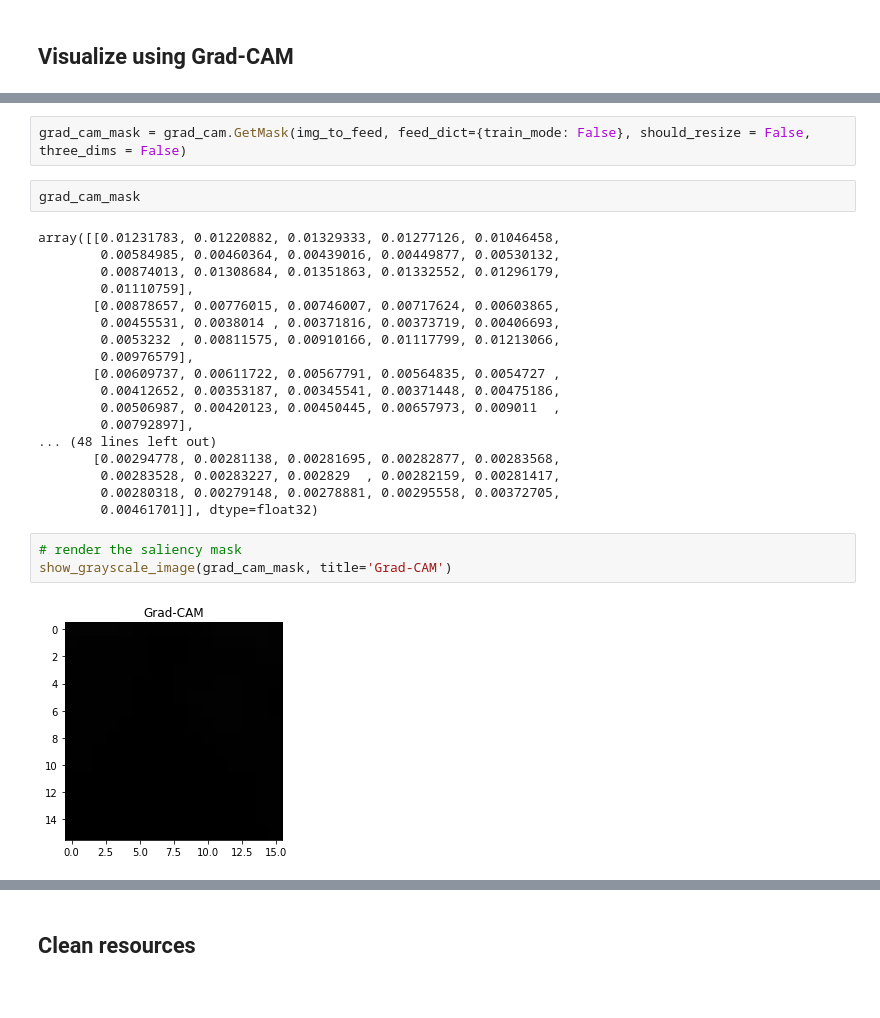
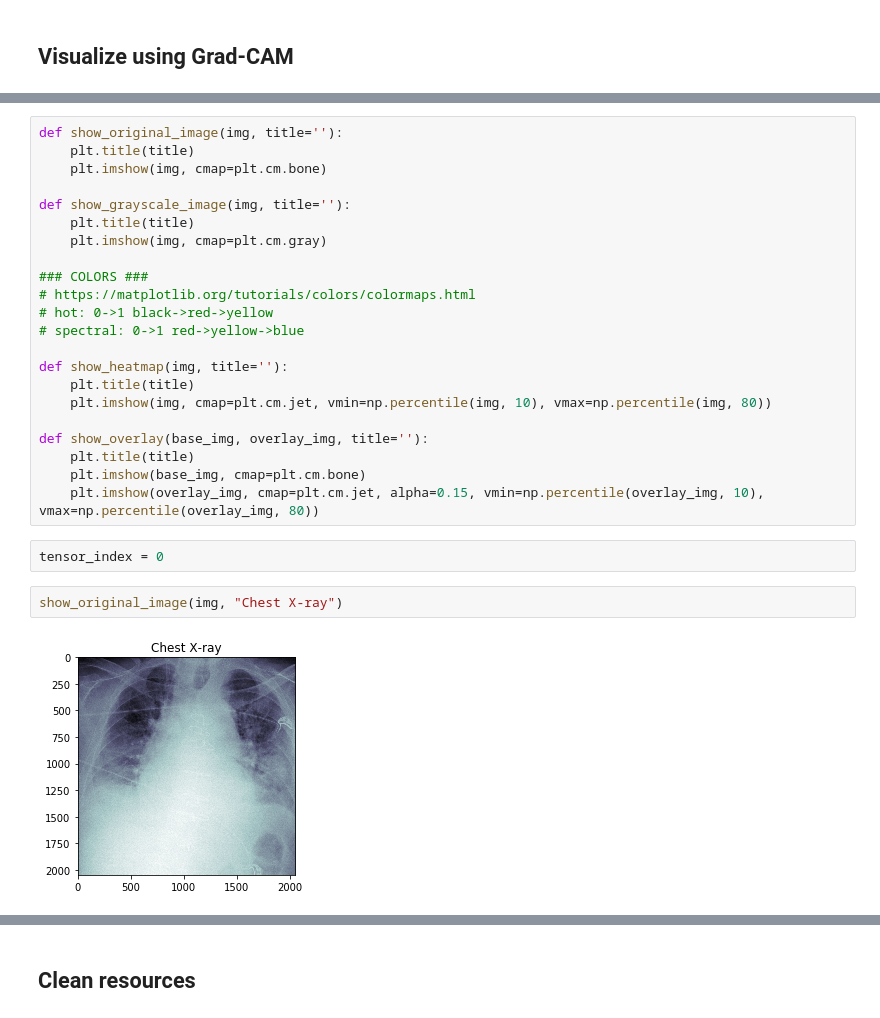
Before and after one commit to grace-lam/nn-visualization, a Jupyter notebook: code/grad_cam.ipynb, the cells around one changed output, grey strips where cells are left out. Cells and saved outputs as stored; diff of their text form.

Commit message:
update grad-cam notebook

```diff
--- a/code/grad_cam.ipynb
+++ b/code/grad_cam.ipynb
@@ -117,27 +187,28 @@ grad_cam = GradCam(model, sess, output[0][0], images, conv10)
-# %%
-grad_cam_mask = grad_cam.GetMask(img_to_feed, feed_dict={train_mode: False}, should_resize = False, three_dims = False)
-# %%
-grad_cam_mask
-# %% [output]
-array([[0.01231783, 0.01220882, 0.01329333, 0.01277126, 0.01046458,
-        0.00584985, 0.00460364, 0.00439016, 0.00449877, 0.00530132,
-        0.00874013, 0.01308684, 0.01351863, 0.01332552, 0.01296179,
-        0.01110759],
-       [0.00878657, 0.00776015, 0.00746007, 0.00717624, 0.00603865,
-        0.00455531, 0.0038014 , 0.00371816, 0.00373719, 0.00406693,
-        0.0053232 , 0.00811575, 0.00910166, 0.01117799, 0.01213066,
-        0.00976579],
-       [0.00609737, 0.00611722, 0.00567791, 0.00564835, 0.0054727 ,
-        0.00412652, 0.00353187, 0.00345541, 0.00371448, 0.00475186,
-        0.00506987, 0.00420123, 0.00450445, 0.00657973, 0.009011  ,
-        0.00792897],
-... (48 lines left out)
-       [0.00294778, 0.00281138, 0.00281695, 0.00282877, 0.00283568,
-        0.00283528, 0.00283227, 0.002829  , 0.00282159, 0.00281417,
-        0.00280318, 0.00279148, 0.00278881, 0.00295558, 0.00372705,
-        0.00461701]], dtype=float32)
-# %%
-# render the saliency mask
-show_grayscale_image(grad_cam_mask, title='Grad-CAM')
-# %% [output]
-[figure, removed]
+# %%
+def show_original_image(img, title=''):
+    plt.title(title)
+    plt.imshow(img, cmap=plt.cm.bone)
+
+def show_grayscale_image(img, title=''):
+    plt.title(title)
+    plt.imshow(img, cmap=plt.cm.gray)
+
+### COLORS ###
+# https://matplotlib.org/tutorials/colors/colormaps.html
+# hot: 0->1 black->red->yellow
+# spectral: 0->1 red->yellow->blue
+
+def show_heatmap(img, title=''):
+    plt.title(title)
+    plt.imshow(img, cmap=plt.cm.jet, vmin=np.percentile(img, 10), vmax=np.percentile(img, 80))
+
+def show_overlay(base_img, overlay_img, title=''):
+    plt.title(title)
+    plt.imshow(base_img, cmap=plt.cm.bone)
+    plt.imshow(overlay_img, cmap=plt.cm.jet, alpha=0.15, vmin=np.percentile(overlay_img, 10), vmax=np.percentile(overlay_img, 80))
+# %%
+tensor_index = 0
+# %%
+show_original_image(img, "Chest X-ray")
+# %% [output]
+[figure, added]
```
Also changed, not shown: parts of 44 cells of this notebook.
